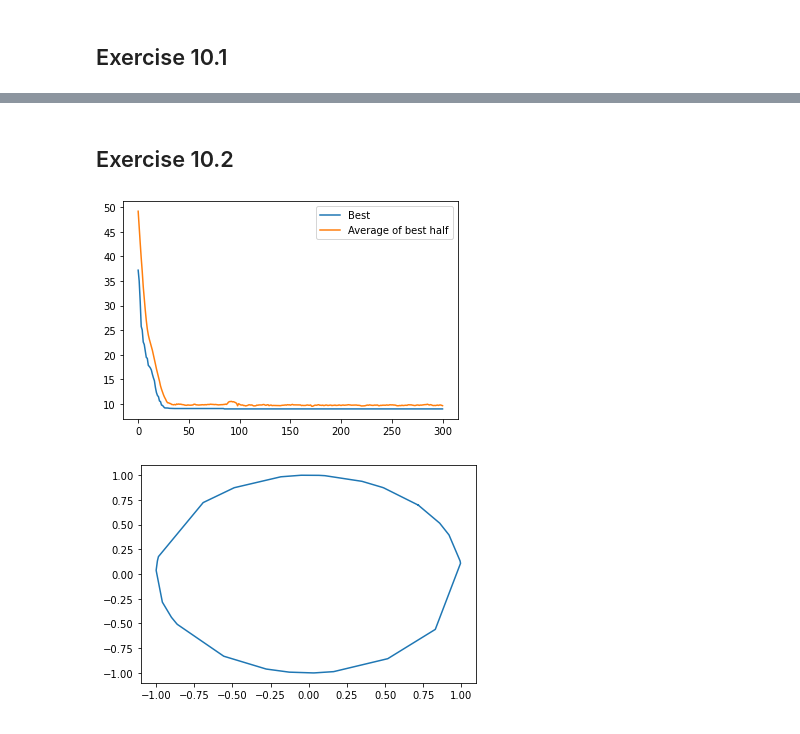
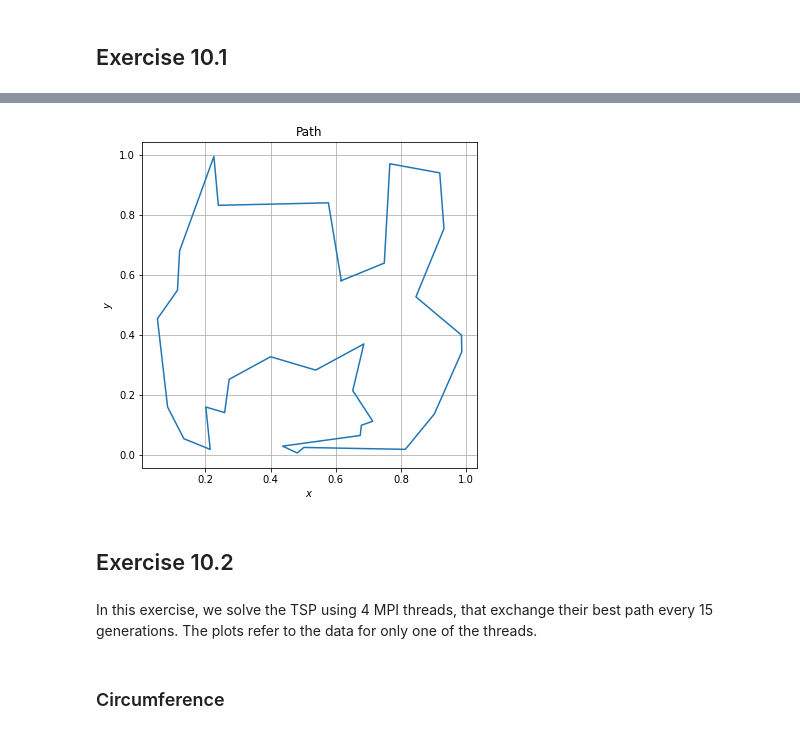
Before and after one commit to teozec/numerical-simulation, a Jupyter notebook: 10/10.ipynb, the cells around one changed output, grey strips where cells are left out. Saved outputs shown, nothing was run; the diff lists cells and outputs as text; code cells hidden in the pictures.

```diff
--- a/10/10.ipynb
+++ b/10/10.ipynb
@@ -46,18 +66,21 @@ plt.show()
+# %%
+plt.figure(figsize=(6, 6))
+plt.plot(cities[best, 1], cities[best, 2]);
+plt.grid()
+plt.title("Path")
+plt.xlabel("$x$")
+plt.ylabel("$y$")
+plt.show()
+# %% [output]
+[figure, added]
 # %% [markdown]
 ## Exercise 10.2
+# %% [markdown]
+In this exercise, we solve the TSP using 4 MPI threads, that exchange their best path every 15 generations. The plots refer to the data for only one of the threads.
+# %% [markdown]
+### Circumference
 # %%
 cities = np.loadtxt("data/10.2-circ-cities.dat")
-out = np.loadtxt("data/10.2-circ-2-out.dat")
-best = np.loadtxt("data/10.2-circ-2-best.dat", dtype="int")
+out = np.loadtxt("data/10.2-circ-0-out.dat")
+best = np.loadtxt("data/10.2-circ-0-best.dat", dtype="int")
 best = np.append(best, best[0])
-
-x = np.arange(out[:, 0].size)
-plt.plot(x, out[:, 0], label="Best");
-plt.plot(x, out[:, 1], label="Average of best half");
-plt.legend()
-plt.show()
-plt.plot(cities[best, 1], cities[best, 2]);
-plt.show()
-# %% [output]
-[figure, removed]
-[figure, removed]
```
Also changed, not shown: parts of 14 cells of this notebook, 17 other files.
